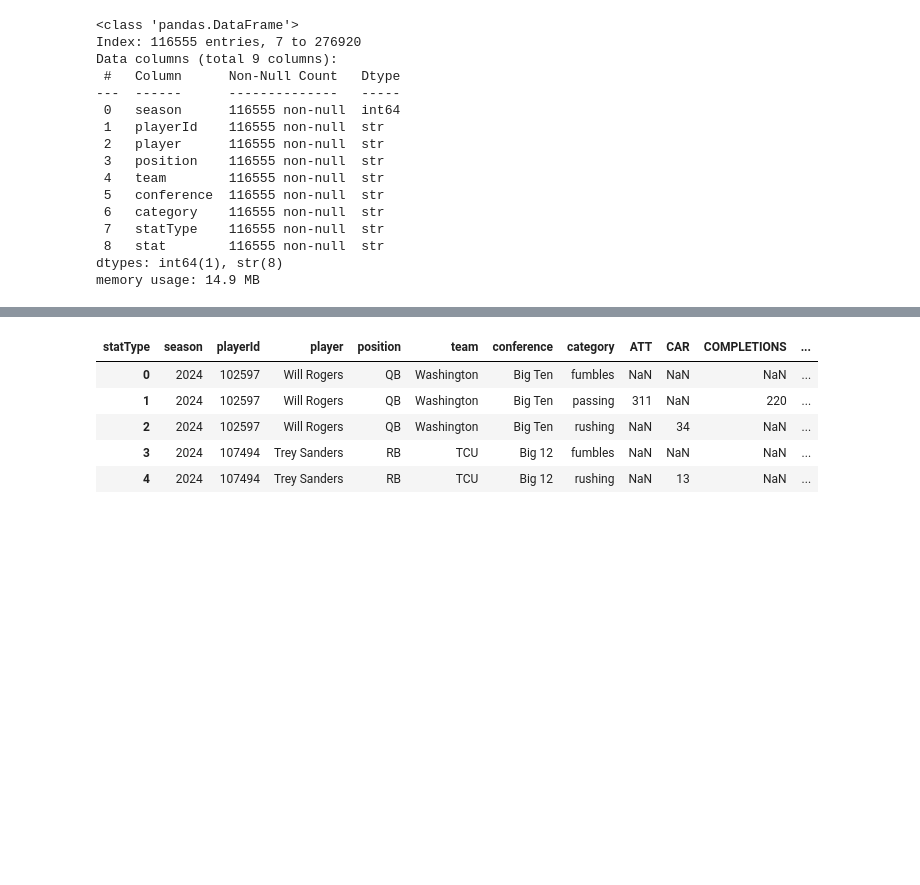
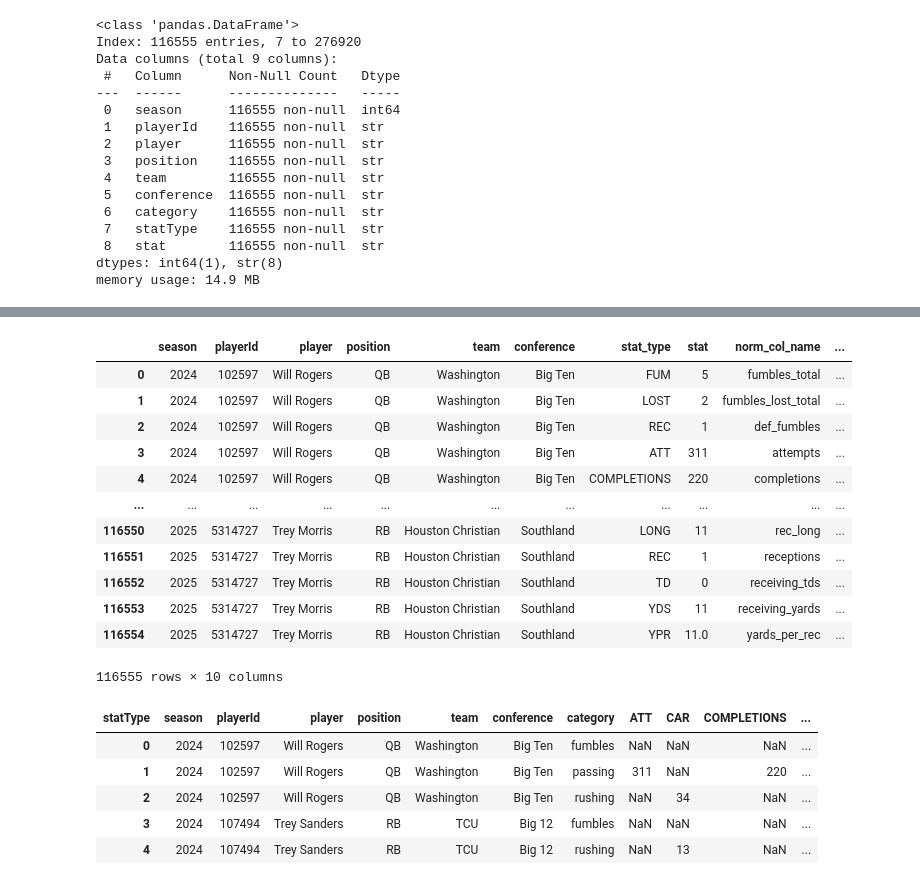
Before and after one commit to rya000667/public-fantast-football-analytics, a Jupyter notebook: explore-college-data.ipynb, the cells around one changed output, grey strips where cells are left out. Cells and saved outputs as stored; diff of their text form; code cells hidden in the pictures; blank space fills up the shorter version.

Commit message:
added college football stats map and functions to normalize college football stats data to the same columns used by nflverse.  When col is new in both, new col created and bool marked false

```diff
--- a/explore-college-data.ipynb
+++ b/explore-college-data.ipynb
@@ -252,3 +274,22 @@ memory usage: 14.9 MB
+# %%
+# map the all_stats_filtered dataframe to the normalized df
+normalized_stats_df = utils.normalize_college_stats_df_cols(all_stats_filtered)
+
+normalized_stats_df
+# %% [output]
+|  | season | playerId | player | position | team | conference | stat_type | stat | norm_col_name | ... |
+| 0 | 2024 | 102597 | Will Rogers | QB | Washington | Big Ten | FUM | 5 | fumbles_total | ... |
+| 1 | 2024 | 102597 | Will Rogers | QB | Washington | Big Ten | LOST | 2 | fumbles_lost_total | ... |
+| 2 | 2024 | 102597 | Will Rogers | QB | Washington | Big Ten | REC | 1 | def_fumbles | ... |
+| 3 | 2024 | 102597 | Will Rogers | QB | Washington | Big Ten | ATT | 311 | attempts | ... |
+| 4 | 2024 | 102597 | Will Rogers | QB | Washington | Big Ten | COMPLETIONS | 220 | completions | ... |
+| ... | ... | ... | ... | ... | ... | ... | ... | ... | ... | ... |
+| 116550 | 2025 | 5314727 | Trey Morris | RB | Houston Christian | Southland | LONG | 11 | rec_long | ... |
+| 116551 | 2025 | 5314727 | Trey Morris | RB | Houston Christian | Southland | REC | 1 | receptions | ... |
+| 116552 | 2025 | 5314727 | Trey Morris | RB | Houston Christian | Southland | TD | 0 | receiving_tds | ... |
+| 116553 | 2025 | 5314727 | Trey Morris | RB | Houston Christian | Southland | YDS | 11 | receiving_yards | ... |
+| 116554 | 2025 | 5314727 | Trey Morris | RB | Houston Christian | Southland | YPR | 11.0 | yards_per_rec | ... |
+116555 rows × 10 columns
 # %%
 all_stats_filtered_pivot = all_stats_filtered.pivot(index=['season','playerId','player','position','team','conference','category'], columns='statType', values='stat').reset_index()
 all_stats_filtered_pivot.head()
```
Also changed, not shown: parts of 8 cells of this notebook, 4 other files.
